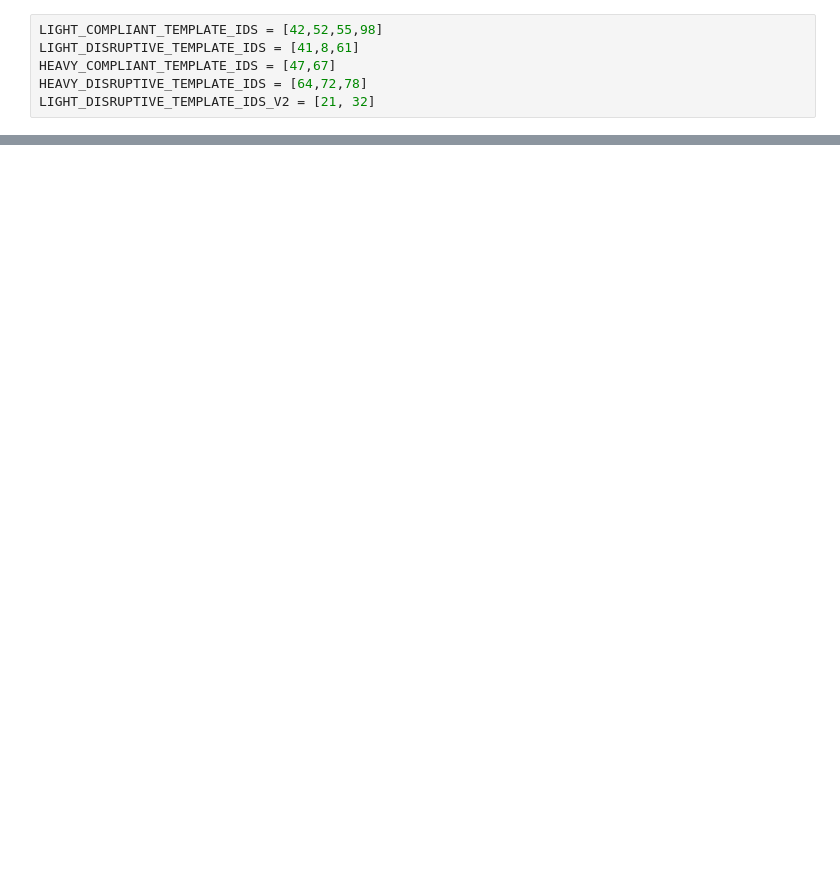
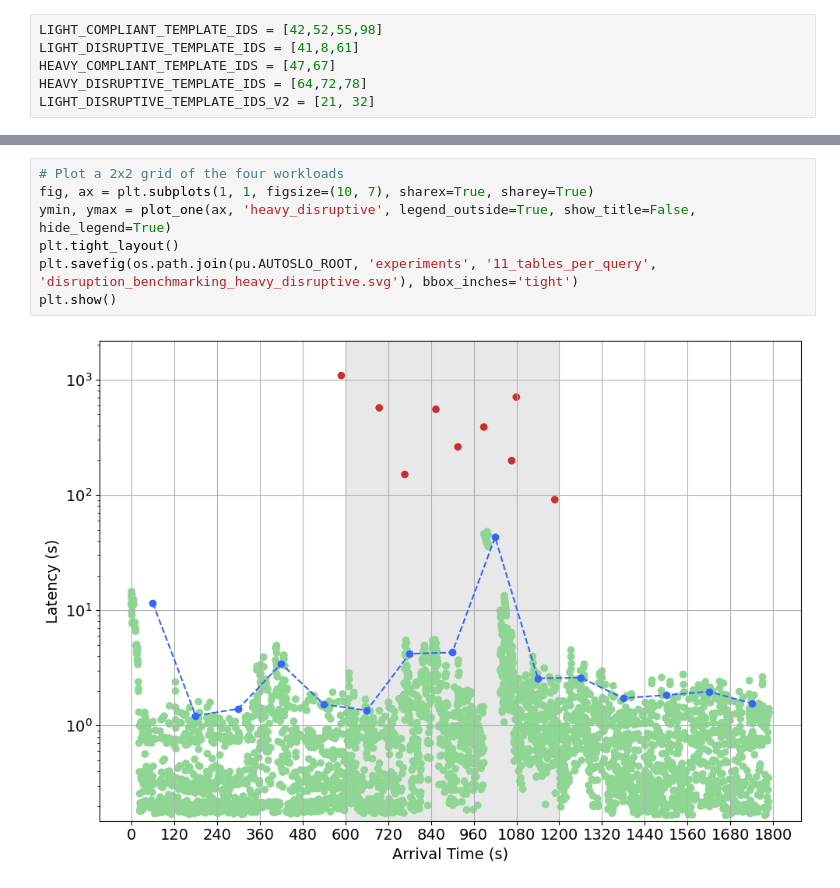
Before and after one commit to mmarkakis/autoslo, a Jupyter notebook: experiments/11_tables_per_query/disruption_plots.ipynb, the cells around one changed output, grey strips where cells are left out. Drawn from its saved outputs; the diff is of its cells as text; blank space fills up the shorter version.

```diff
--- a/experiments/11_tables_per_query/disruption_plots.ipynb
+++ b/experiments/11_tables_per_query/disruption_plots.ipynb
@@ -129,0 +171,9 @@ plt.show()
+# %%
+# Plot a 2x2 grid of the four workloads
+fig, ax = plt.subplots(1, 1, figsize=(10, 7), sharex=True, sharey=True)
+ymin, ymax = plot_one(ax, 'heavy_disruptive', legend_outside=True, show_title=False, hide_legend=True)
+plt.tight_layout()
+plt.savefig(os.path.join(pu.AUTOSLO_ROOT, 'experiments', '11_tables_per_query', 'disruption_benchmarking_heavy_disruptive.svg'), bbox_inches='tight')
+plt.show()
+# %% [output]
+[figure, added]
```
Also changed, not shown: parts of 7 cells of this notebook, 11 other files.
